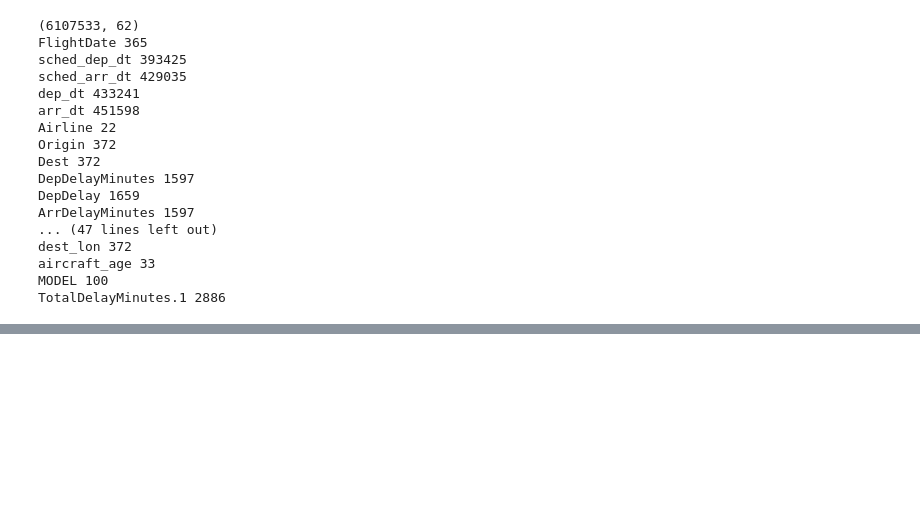
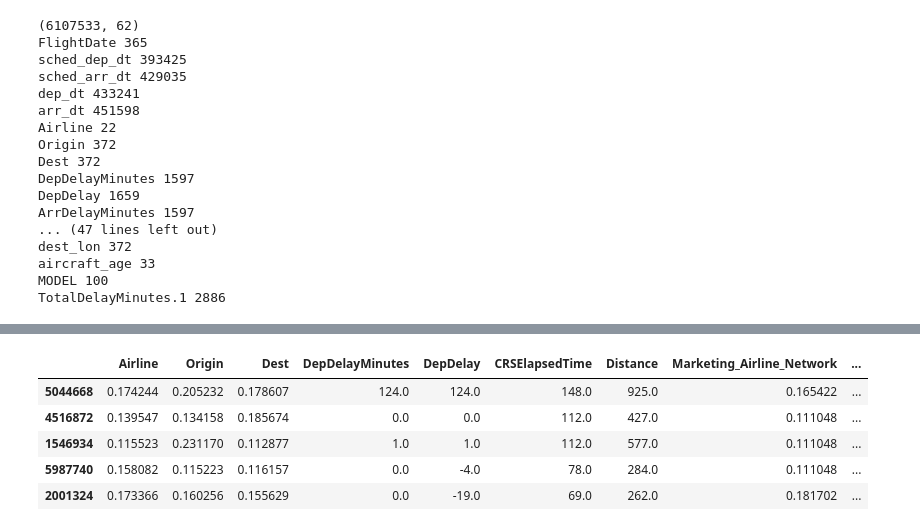
Before and after one commit to MartinEO2005/Proyecto_Open_Data, a Jupyter notebook: ml_supervisado.ipynb, the cells around one changed output, grey strips where cells are left out. Drawn from its saved outputs; the diff is of its cells as text; code cells hidden in the pictures; blank space fills up the shorter version.

```diff
--- a/ml_supervisado.ipynb
+++ b/ml_supervisado.ipynb
@@ -48,22 +48,27 @@ MODEL 100
 TotalDelayMinutes.1 2886
 # %%
 from sklearn.model_selection import train_test_split
+import pandas as pd
+from category_encoders import LeaveOneOutEncoder
 
-target_bin = 'DepDel15'
-cols_to_drop = [
-    target_bin, 'TotalDelayMinutes', 'TotalDelayMinutes.1', 'ArrDelay', 'DepDelay',
-    'DepDelayMinutes', 'ArrDelayMinutes', 'TaxiOut', 'TaxiIn', 'WheelsOff',
-    'WheelsOn', 'ActualElapsedTime', 'AirTime', 'ArrDel15', 'ArrivalDelayGroups',
-    'DepartureDelayGroups', 'DivAirportLandings'
+# --- 1. CONFIGURACIÓN DEL SPLIT ---
+target_bin = 'ArrDel15'
+
+# Solo mantengo en cols_to_drop lo que es leakage puro de llegada o redundante
+cols_to_drop_initial = [
+    target_bin, 'TotalDelayMinutes', 'TotalDelayMinutes.1', 'ArrDelay',
+    'ArrDelayMinutes', 'TaxiIn', 'WheelsOn', 'ActualElapsedTime',
+    'ArrivalDelayGroups', 'DepartureDelayGroups', 'DivAirportLandings',
+    'DepDel15', "AirTime"
 ]
 
-X_bin = df.drop(columns=cols_to_drop)
+X_bin = df.drop(columns=[c for c in cols_to_drop_initial if c in df.columns])
 y_bin = df[target_bin]
 
+# Mantengo el split al 5% para test por el volumen de datos (6M)
 X_train_bin, X_test_bin, y_train_bin, y_test_bin = train_test_split(
     X_bin, y_bin, test_size=0.05, random_state=42, stratify=y_bin
 )
 
-print(f"Split binario completado para {len(df)} registros.")
-print(f"Proporcion de retrasos en entrenamiento: {y_train_bin.mean():.2%}")
+print(f"Split para llegada completado. Target: {target_bin}")
 # %% [output]
@@ -73,0 +126,9 @@ sigjig
+# %%
+X_train_encoded.head()
+# %% [output]
+|  | Airline | Origin | Dest | DepDelayMinutes | DepDelay | CRSElapsedTime | Distance | Marketing_Airline_Network | ... |
+| 5044668 | 0.174244 | 0.205232 | 0.178607 | 124.0 | 124.0 | 148.0 | 925.0 | 0.165422 | ... |
+| 4516872 | 0.139547 | 0.134158 | 0.185674 | 0.0 | 0.0 | 112.0 | 427.0 | 0.111048 | ... |
+| 1546934 | 0.115523 | 0.231170 | 0.112877 | 1.0 | 1.0 | 112.0 | 577.0 | 0.111048 | ... |
+| 5987740 | 0.158082 | 0.115223 | 0.116157 | 0.0 | -4.0 | 78.0 | 284.0 | 0.111048 | ... |
+| 2001324 | 0.173366 | 0.160256 | 0.155629 | 0.0 | -19.0 | 69.0 | 262.0 | 0.181702 | ... |
```
Also changed, not shown: parts of 8 cells of this notebook, 1 other file.
